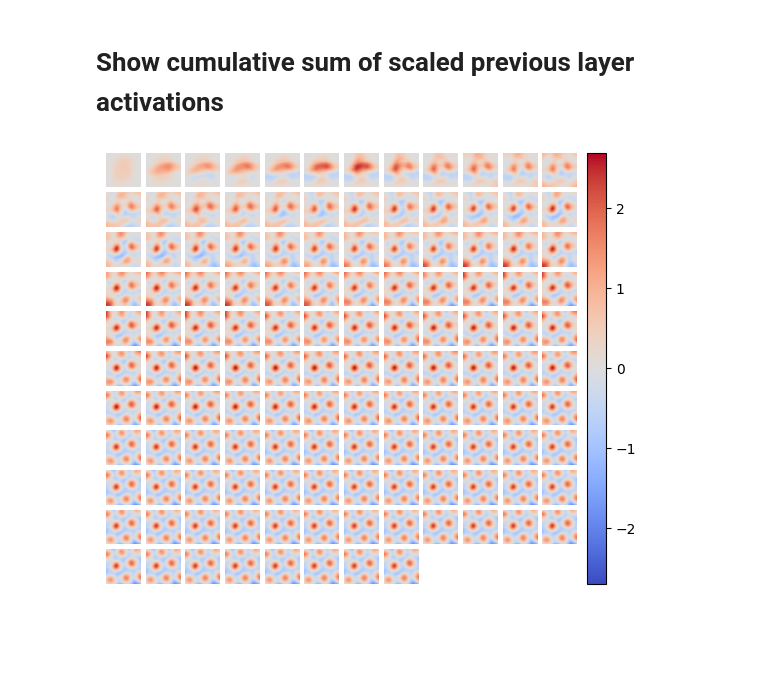
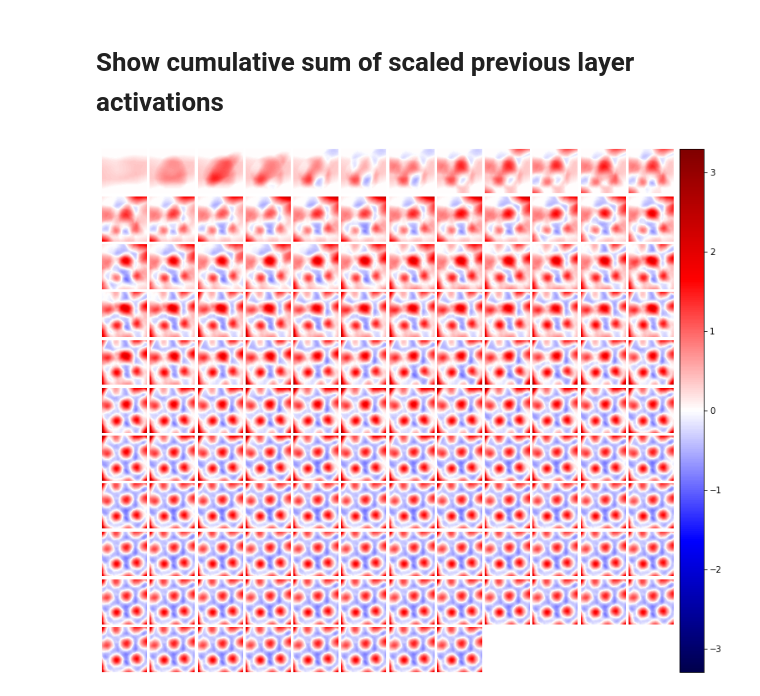
Before and after one commit to bioAI-Oslo/GridsWithoutPI, a Jupyter notebook: ff-pattern-formation.ipynb, the cells around one changed output. Cells and saved outputs as stored; diff of their text form; code cells hidden in the pictures; blank space fills up the shorter version.

```diff
--- a/ff-pattern-formation.ipynb
+++ b/ff-pattern-formation.ipynb
@@ -62,16 +62,16 @@ ax.axis('off')
 # %%
 # set the output unit ID and which layer to visualize
 output_unit = 0
 layer = 2 # ----> CHANGE THIS TO VISUALIZE DIFFERENT LAYERS <----
 
 layer *= 2
 weight = model.rg[layer].weight.detach().cpu().numpy()[output_unit][:,None,None]
 weighted_ratemaps = ratemaps_fn(model.rg[:layer], mesh, device=device)*weight
 sort_idxs = np.argsort(abs(np.sum(weighted_ratemaps,axis=(1,2))))[::-1]
 cumulative_weighted_ratemaps = np.cumsum(weighted_ratemaps[sort_idxs], axis=0)
 vmin = np.min(cumulative_weighted_ratemaps)
 vmax = np.max(cumulative_weighted_ratemaps)
 vrange = max(abs(vmin), abs(vmax))
-multiimshow(cumulative_weighted_ratemaps, figsize=(5,5), cmap='coolwarm', vmin=-vrange, vmax=vrange);
+multiimshow(cumulative_weighted_ratemaps, figsize=(10,10), cmap='seismic', vmin=-vrange, vmax=vrange);
 # %% [output]
-[figure, old version]
+[figure, new version]
```
Also changed, not shown: parts of 1 cell of this notebook, 2 other files.
